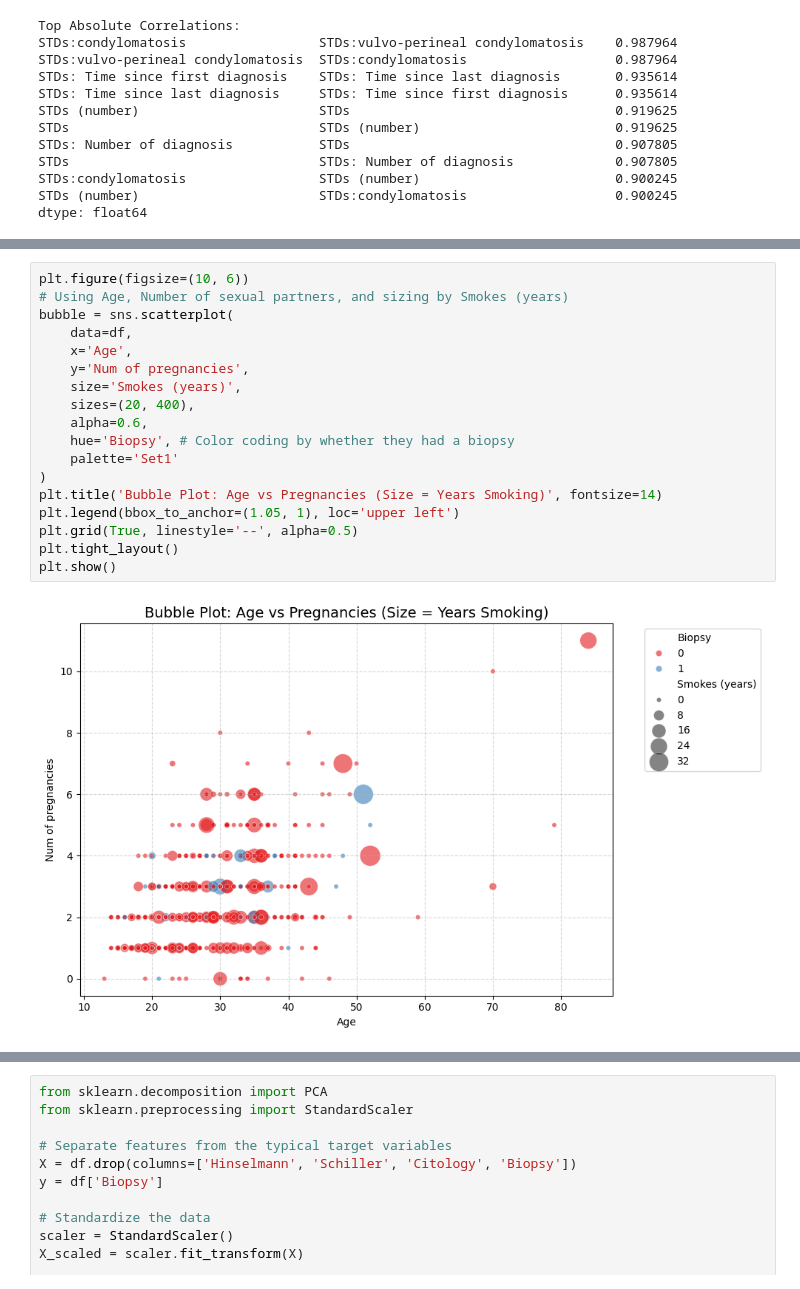
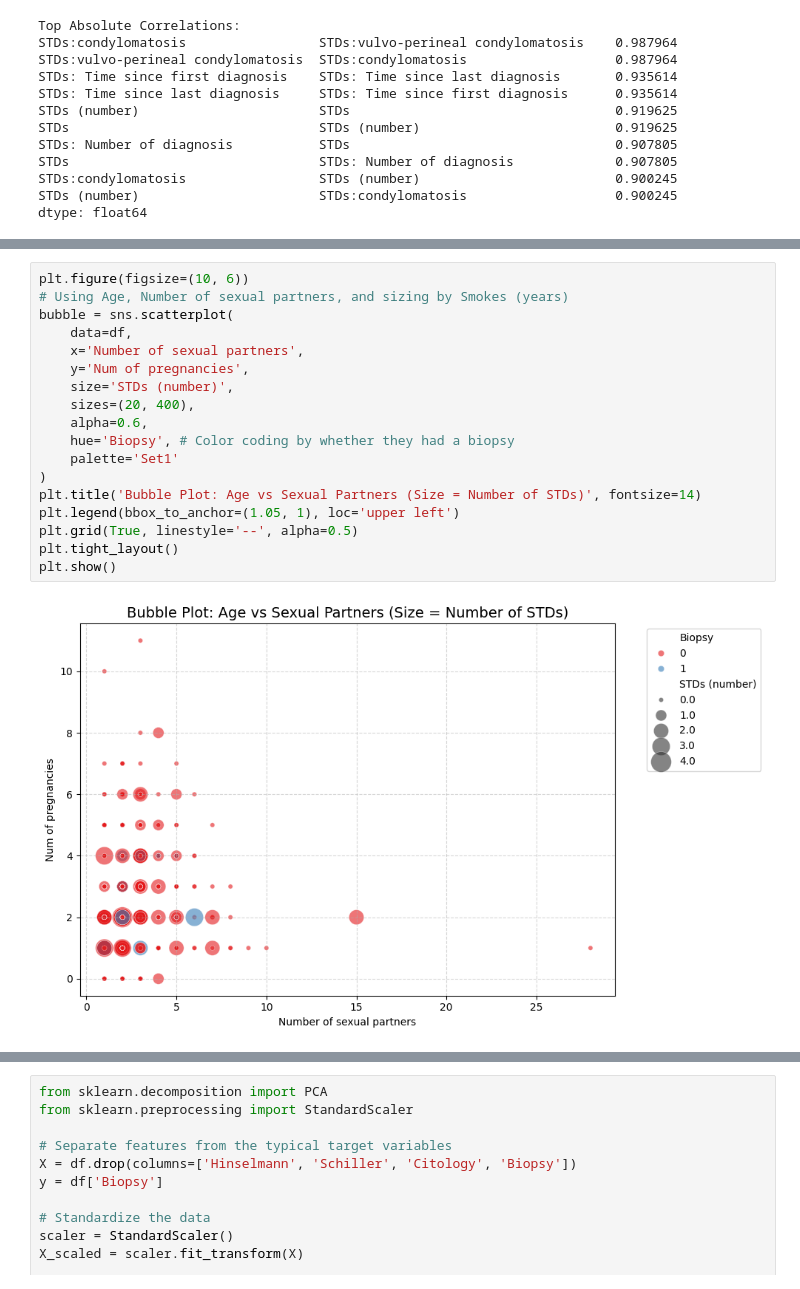
Before and after one commit to wadieabbas/Module-B-semester-2, a Jupyter notebook: OMDS-ModB2-Week9-Abbas-Wadie.ipynb, the cells around one changed output, grey strips where cells are left out. Cells and saved outputs as stored; diff of their text form.

```diff
--- a/OMDS-ModB2-Week9-Abbas-Wadie.ipynb
+++ b/OMDS-ModB2-Week9-Abbas-Wadie.ipynb
@@ -146,20 +133,20 @@ dtype: float64
 # %%
 plt.figure(figsize=(10, 6))
 # Using Age, Number of sexual partners, and sizing by Smokes (years)
 bubble = sns.scatterplot(
     data=df,
-    x='Age',
+    x='Number of sexual partners',
     y='Num of pregnancies',
-    size='Smokes (years)',
+    size='STDs (number)',
     sizes=(20, 400),
     alpha=0.6,
     hue='Biopsy', # Color coding by whether they had a biopsy
     palette='Set1'
 )
-plt.title('Bubble Plot: Age vs Pregnancies (Size = Years Smoking)', fontsize=14)
+plt.title('Bubble Plot: Age vs Sexual Partners (Size = Number of STDs)', fontsize=14)
 plt.legend(bbox_to_anchor=(1.05, 1), loc='upper left')
 plt.grid(True, linestyle='--', alpha=0.5)
 plt.tight_layout()
 plt.show()
 # %% [output]
-[figure, old version]
+[figure, new version]
```
Also changed, not shown: parts of 10 cells of this notebook, 10 other files.
